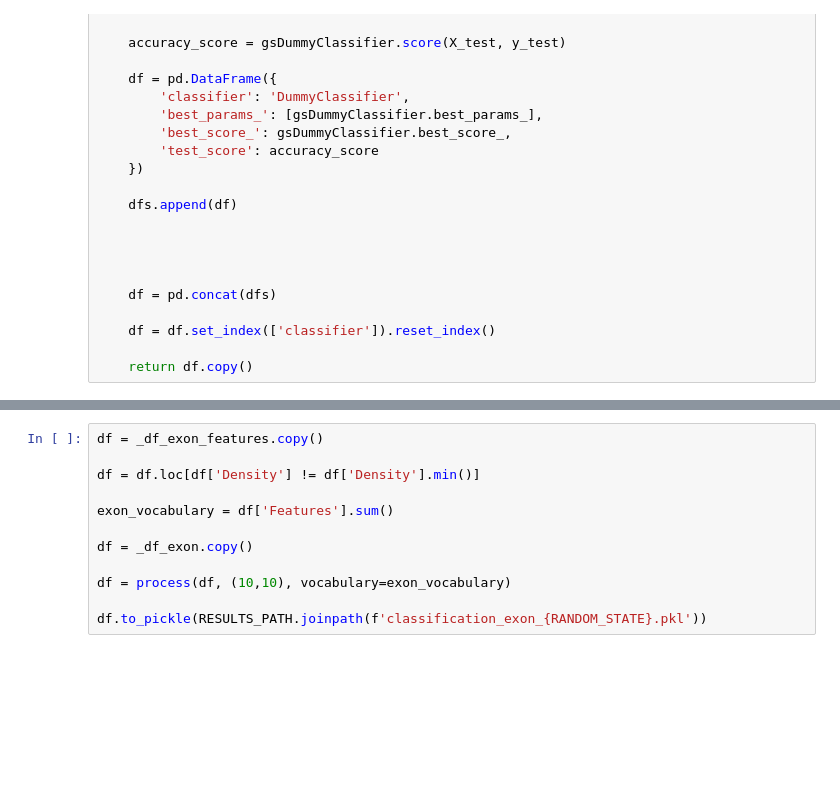
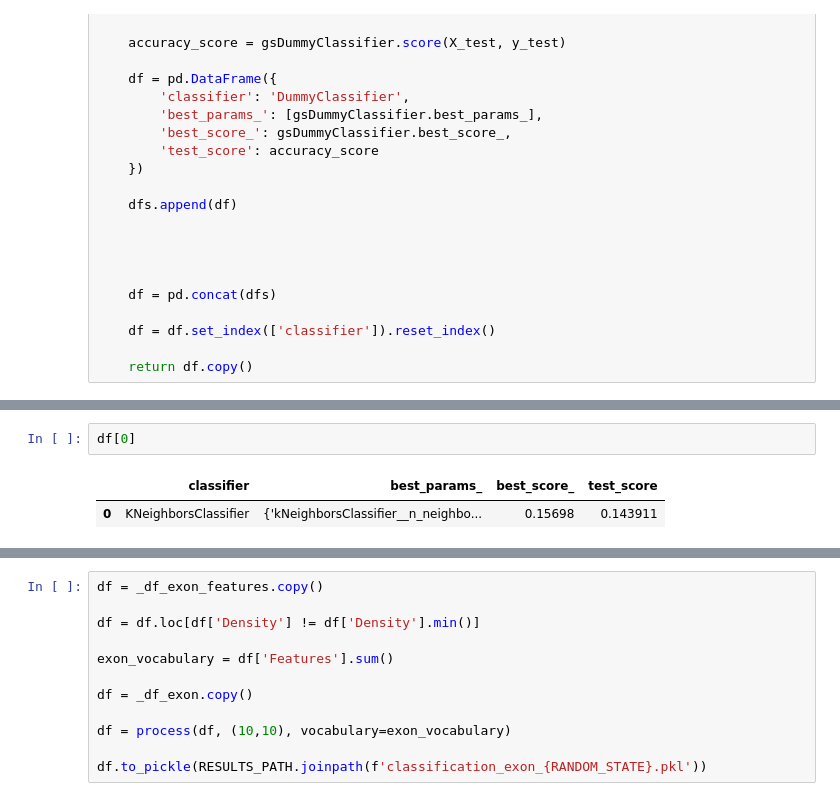
Before and after one commit to gene-to-phenotype-predictions/Baseline_TF-IDF_Analysis, a Jupyter notebook: classification.ipynb, the cells around one changed output, grey strips where cells are left out. Cells and saved outputs as stored; diff of their text form; blank space fills up the shorter version.

```diff
--- a/classification.ipynb
+++ b/classification.ipynb
@@ -384,0 +547,5 @@ df.to_pickle(RESULTS_PATH.joinpath(f'classification_protein_{RANDOM_STATE}.pkl')
+# %%
+df[0]
+# %% [output]
+|  | classifier | best_params_ | best_score_ | test_score |
+| 0 | KNeighborsClassifier | {'kNeighborsClassifier__n_neighbo... | 0.15698 | 0.143911 |
```
Also changed, not shown: parts of 16 cells of this notebook, 3 other files.
